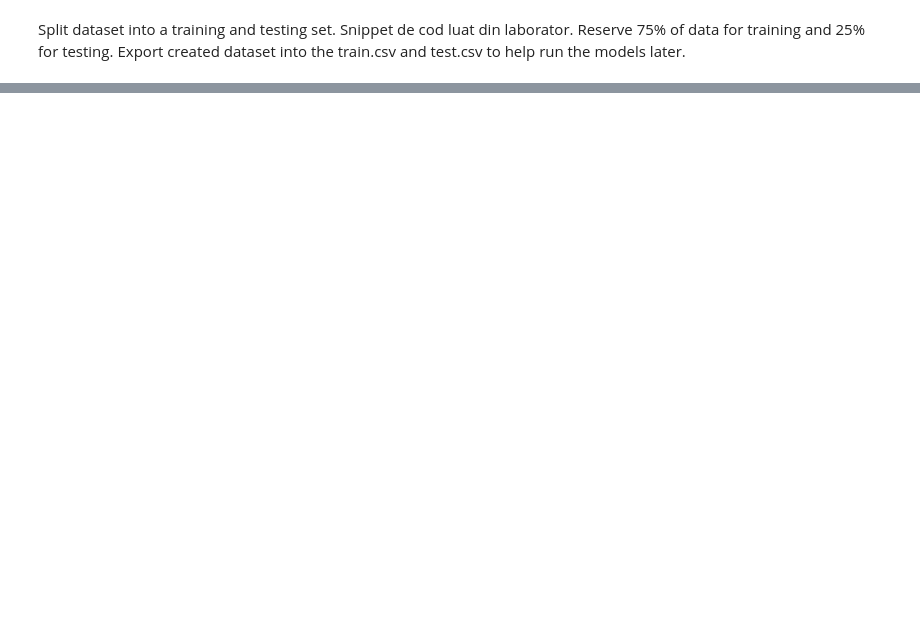
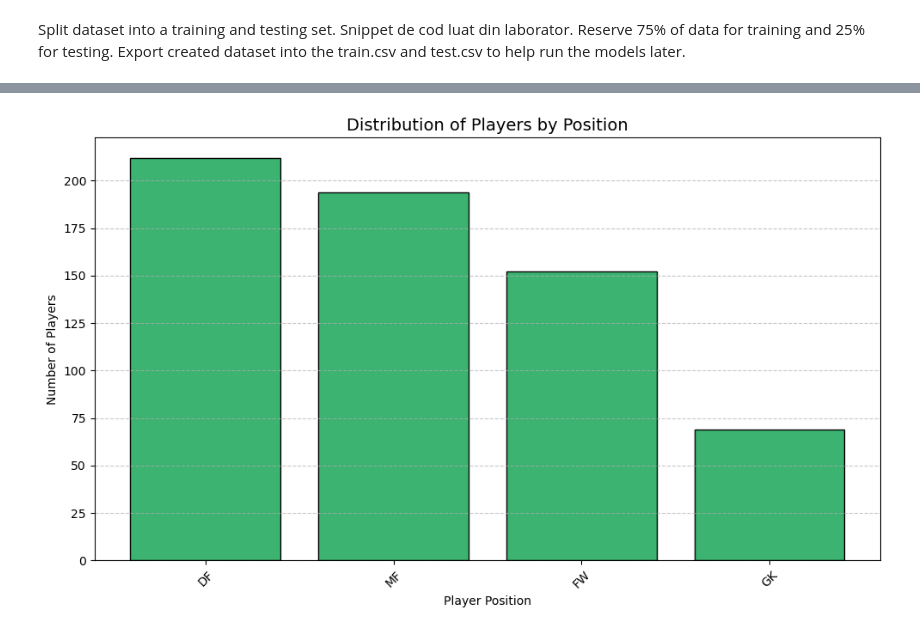
Before and after one commit to Dimitrescu-Robert/data-learning-in-python, a Jupyter notebook: 2026wc-player-market/main.ipynb, the cells around one changed output, grey strips where cells are left out. Saved outputs shown, nothing was run; the diff lists cells and outputs as text; code cells hidden in the pictures; blank space fills up the shorter version.

```diff
--- a/2026wc-player-market/main.ipynb
+++ b/2026wc-player-market/main.ipynb
@@ -200,0 +276,15 @@ Training set data dimension: (597, 10)
+# %%
+position_counts = X_train['Position'].value_counts()
+
+plt.figure(figsize=(10, 6))
+plt.bar(position_counts.index, position_counts.values, color='mediumseagreen', edgecolor='black')
+
+plt.title('Distribution of Players by Position', fontsize=14)
+plt.xlabel('Player Position')
+plt.ylabel('Number of Players')
+plt.xticks(rotation=45)
+plt.grid(axis='y', linestyle='--', alpha=0.7)
+plt.tight_layout()
+plt.show()
+# %% [output]
+[figure, added]
```
Also changed, not shown: parts of 16 cells of this notebook, 2 other files.
